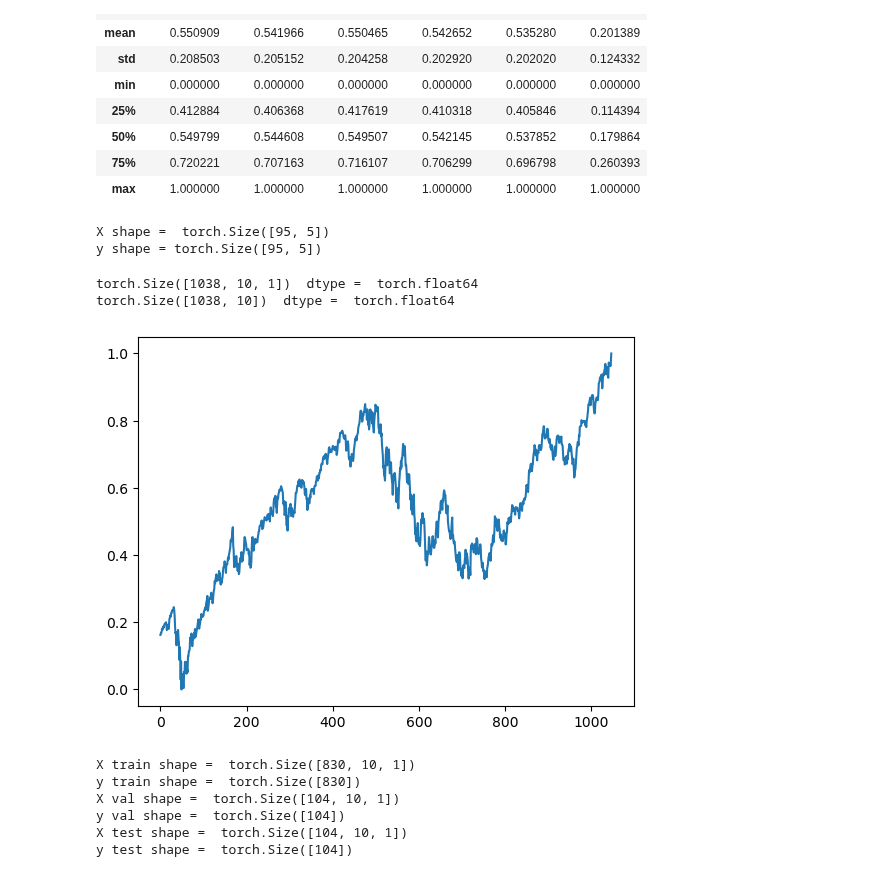
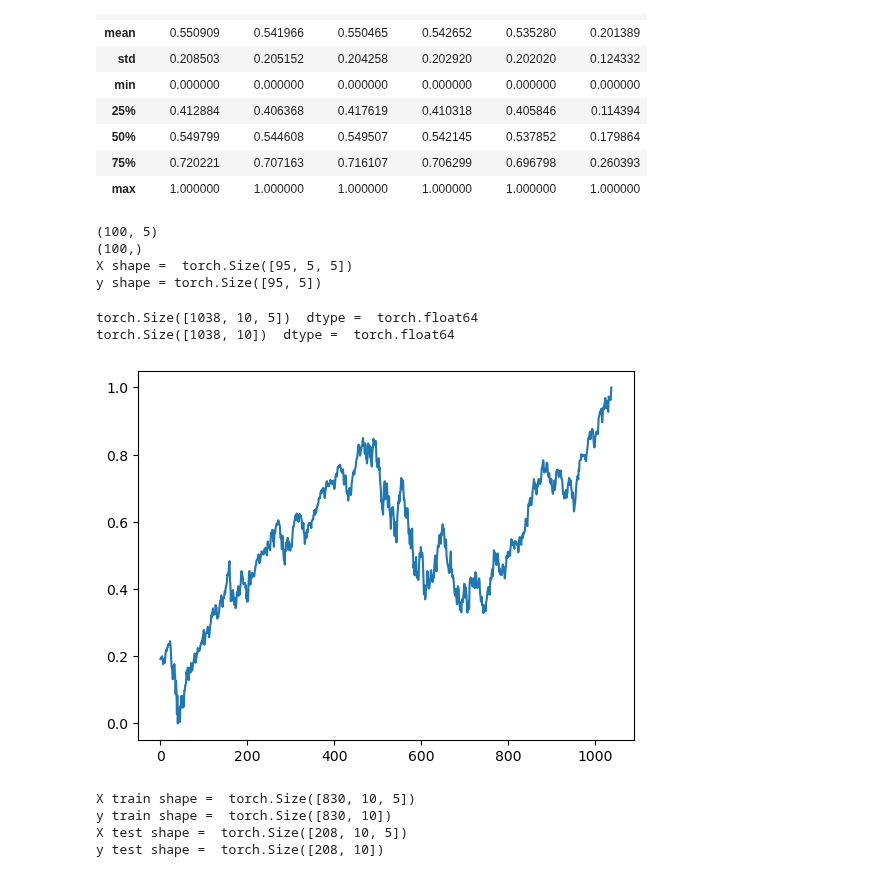
Before and after one commit to jameskn30/NLP_RNN, a Jupyter notebook: RNN/LSTM_tutorial.ipynb, the cells around one changed output. Saved outputs shown, nothing was run; the diff lists cells and outputs as text; code cells hidden in the pictures.

```diff
--- a/RNN/LSTM_tutorial.ipynb
+++ b/RNN/LSTM_tutorial.ipynb
@@ -73,7 +73,7 @@ train_df.describe()
 #         y.append(features[i + timestep])
 #     return np.array(X), np.array(y)
 
-def create_dataset(dataset, lookback):
+def create_dataset(features, labels, lookback):
     """Transform a time series into a prediction dataset
 
     Args:
@@ -81,57 +81,61 @@ def create_dataset(dataset, lookback):
         lookback: Size of window for prediction
     """
     X, y = [], []
-    for i in range(len(dataset)-lookback):
-        feature = dataset[i:i+lookback]
-        target = dataset[i+1:i+lookback+1]
-        X.append(feature)
-        y.append(target)
+    for i in range(len(features)-lookback):
+        X.append(features[i:i+lookback])
+        y.append(labels[i+1:i+lookback+1])
     return torch.tensor(X), torch.tensor(y)
 
 #quick test
 timestep = 5
-# print('array = ', np.array(df[:10]['Close']))
-array = np.array(df[:100]['Close'])
-X,y = create_dataset(array, timestep)
+test = train_df[:100]
+# test.head()
+features = np.array(test.drop("Close", axis = 1))
+labels = np.array(test["Close"])
+print(features.shape)
+print(labels.shape)
+X,y = create_dataset(features, labels, timestep)
 print('X shape = ', X.shape)
 print('y shape =', y.shape)
 # %% [output]
-X shape =  torch.Size([95, 5])
+(100, 5)
+(100,)
+X shape =  torch.Size([95, 5, 5])
 y shape = torch.Size([95, 5])
 # %%
 timestep = 10
 
-X, y = create_dataset(np.array(train_df['Close']), timestep)
-X = torch.tensor(X).to(torch.float64).unsqueeze(-1)
+features = np.array(train_df.drop("Close", axis = 1))
+labels = np.array(train_df["Close"])
+X, y = create_dataset(features, labels, timestep)
+X = torch.tensor(X).to(torch.float64)
 y = torch.tensor(y).to(torch.float64)
 print(X.shape, ' dtype = ', X.dtype)
 print(y.shape, ' dtype = ', y.dtype)
 # %% [output]
-torch.Size([1038, 10, 1])  dtype =  torch.float64
+torch.Size([1038, 10, 5])  dtype =  torch.float64
 torch.Size([1038, 10])  dtype =  torch.float64
 # %%
-sns.lineplot(y = y.squeeze(-1), x = list(range(len(y))))
+sns.lineplot(y = y[:,-1], x = list(range(len(y))))
 plt.show()
 # %% [output]
-[figure, old version]
+[figure, new version]
 # %%
 train_size = 0.8
-x_train, x_val_test, y_train, y_val_test = train_test_split(X, y, train_size = train_size, shuffle = False)
-x_val, x_test, y_val, y_test = train_test_split(x_val_test, y_val_test, test_size = 0.5, shuffle = False)
+x_train, x_test, y_train, y_test = train_test_split(X, y, train_size = train_size, shuffle = False)
+# x_val, x_test, y_val, y_test = train_test_split(x_val_test, y_val_test, test_size = 0.5, shuffle = False)
 
 print("X train shape = ", x_train.shape)
 print("y train shape = ", y_train.shape)
-print("X val shape = ", x_val.shape)
-print("y val shape = ", y_val.shape)
+# print("X val shape = ", x_val.shape)
+# print("y val shape = ", y_val.shape)
 print("X test shape = ", x_test.shape)
 print("y test shape = ", y_test.shape)
 # %% [output]
-X train shape =  torch.Size([830, 10, 1])
-y train shape =  torch.Size([830])
-X val shape =  torch.Size([104, 10, 1])
-y val shape =  torch.Size([104])
-X test shape =  torch.Size([104, 10, 1])
-y test shape =  torch.Size([104])
+X train shape =  torch.Size([830, 10, 5])
+y train shape =  torch.Size([830, 10])
+X test shape =  torch.Size([208, 10, 5])
+y test shape =  torch.Size([208, 10])
 # %%
 fig, (ax1, ax2, ax3) = plt.subplots(1,3, figsize = (12,3))
 sns.lineplot(y = y_train, x = list(range(len(y_train))), label = 'train', ax = ax1, color = 'red')
```
Also changed, not shown: parts of 2 cells of this notebook.
